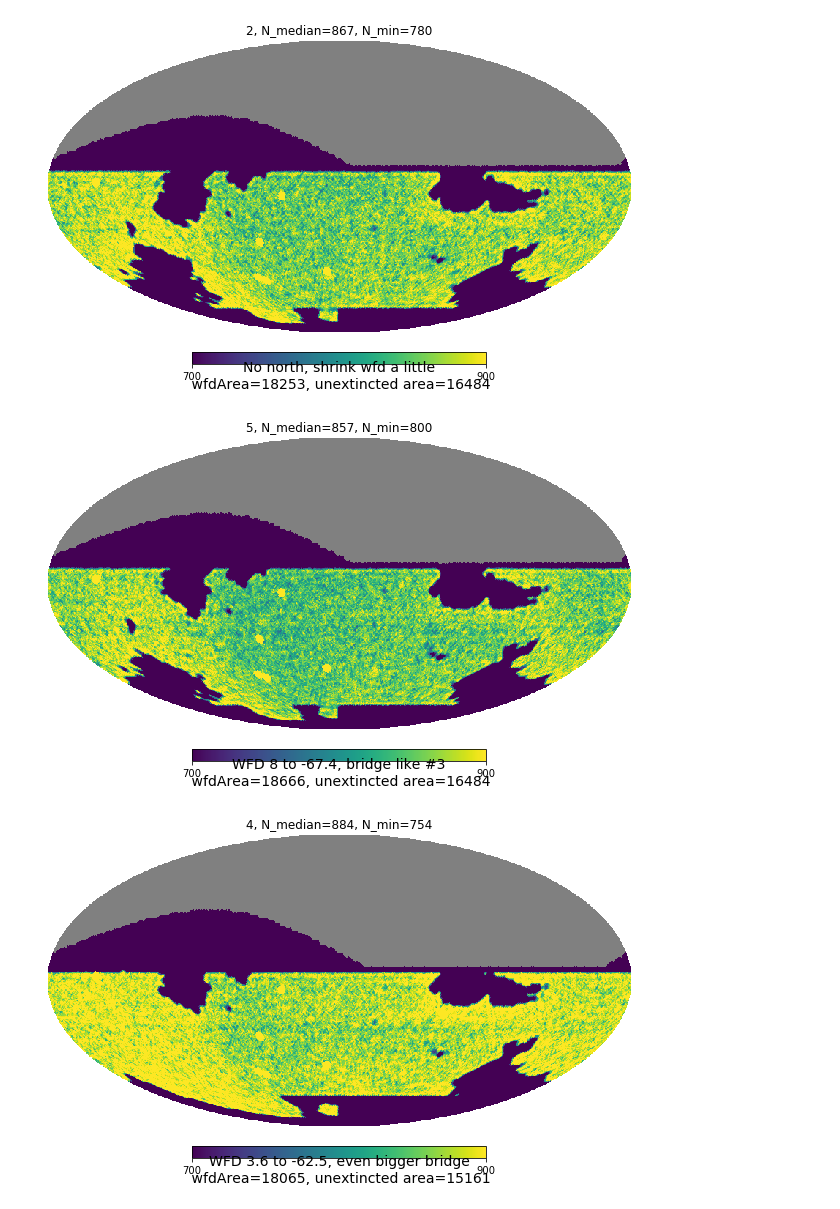
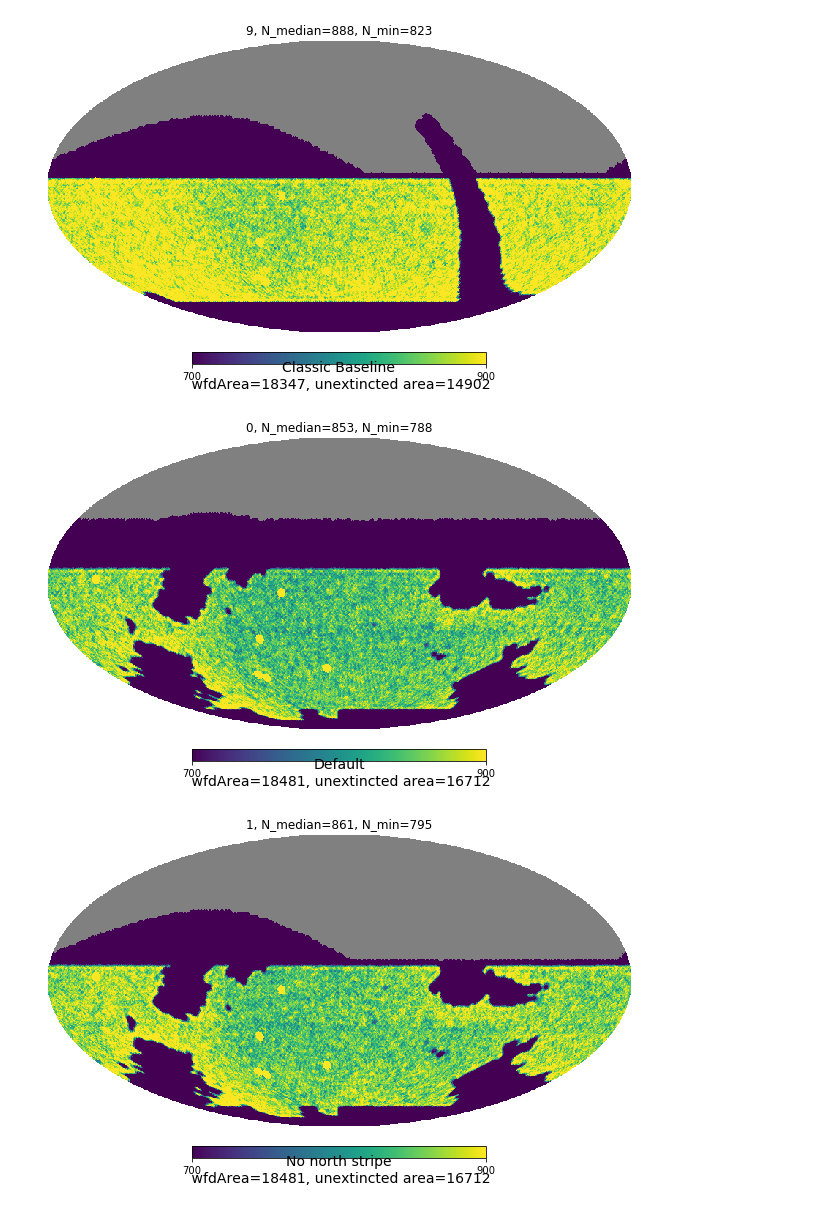
Before and after one commit to lsst-sims/sims_featureScheduler_runs1.7, a Jupyter notebook: footprint_tune/stretch_maps.ipynb, the cells around one changed output. Drawn from its saved outputs; the diff is of its cells as text; code cells hidden in the pictures.

Commit message:
add baseline to dust check

```diff
--- a/footprint_tune/stretch_maps.ipynb
+++ b/footprint_tune/stretch_maps.ipynb
@@ -16,4 +17,5 @@ import glob
 # %%
 dbfiles = glob.glob('*10yrs.db')
+dbfiles.sort()
 outDir='temp'
 resultsDb = db.ResultsDb(outDir=outDir)
@@ -68,8 +83,23 @@ ue_wfd = np.where(unextinct['r'] == 1)[0]
 wfd_areas= {}
 wfd_ue_areas = {}
 
-for i in range(9):
-    fp = footprint_maker(i)
+descr = {9: 'Classic Baseline',
+        0: 'Default',
+        1: 'No north stripe',
+        2: 'No north, shrink wfd a little',
+        3: 'Extend bridge south',
+        4: 'WFD 3.6 to -62.5, even bigger bridge',
+        5: 'WFD 8 to -67.4, bridge like #3',
+        6: 'like 5, shift bridge a little',
+        7: 'No north, no South Ecliptic',
+        8: 'WFD all dust free'}
+
+
+for i in descr:
+    if i == 9:
+        fp = standard_goals()
+    else:
+        fp = footprint_maker(i)
     wfd=np.where(fp['r'] == 1)[0]
     wfd_area = wfd.size * hp.nside2pixarea(nside, degrees=True)
     wfd_areas[i] = wfd_area
@@ -80,35 +110,30 @@ for i in range(9):
 
     #hp.mollview(fp['r'], title="%i, %.1f, %.1f" % (i, wfd_area, ue_area))
 # %%
-descr = {0: 'Default',
-        1: 'No north stripe',
-        2: 'No north, shrink wfd a little',
-        3: 'Extend bridge south',
-        4: 'WFD 3.6 to -62.5, even bigger bridge',
-        5: 'WFD 8 to -67.4, bridge like #3',
-        6: 'like 5, shift bridge a little',
-        7: 'No north, no South Ecliptic',
-        8: 'WFD all dust free'}
+
 
 
 names = ['fpid', 'N_median', 'M_min', 'WFD_area', 'WFD_unex_area', 'Desc']
 types = [int, int, int, float, float, '|U100']
 table_arr = np.zeros(len(results), dtype=list(zip(names, types)))
 
 for fn,bd in zip(dbfiles, results):
-    fpid = fn.split('_')[1]
+    if 'baseline' in fn:
+        fpid = '9'
+    else:
+        fpid = fn.split('_')[1]
     hp.mollview(bd['opsim_Count_night_HEAL'].metricValues, max=900, min=700,
                 title=fpid+', N_median=%i, N_min=%i' % (bd['opsim_fO_HEAL'].summaryValues['fONv'][0][1],
                                        bd['opsim_fO_HEAL'].summaryValues['fONv'][1][1]),
                unit=descr[int(fpid)]+'\n wfdArea=%.0f, unextincted area=%.0f' % (wfd_areas[int(fpid)], wfd_ue_areas[int(fpid)]))
     fpid = int(fpid)
     table_arr[fpid]['fpid'] = fpid
     table_arr[fpid]['N_median'] = bd['opsim_fO_HEAL'].summaryValues['fONv'][0][1]
     table_arr[fpid]['M_min'] =  bd['opsim_fO_HEAL'].summaryValues['fONv'][1][1]
     table_arr[fpid]['WFD_area'] = wfd_areas[int(fpid)]
     table_arr[fpid]['WFD_unex_area'] = wfd_ue_areas[int(fpid)]
     table_arr[fpid]['Desc'] = descr[int(fpid)]
 # %% [output]
-[figure, old version]
+[figure, new version]
-[figure, old version]
+[figure, new version]
-[figure, old version]
+[figure, new version]
```
Also changed, not shown: parts of 5 cells of this notebook.
